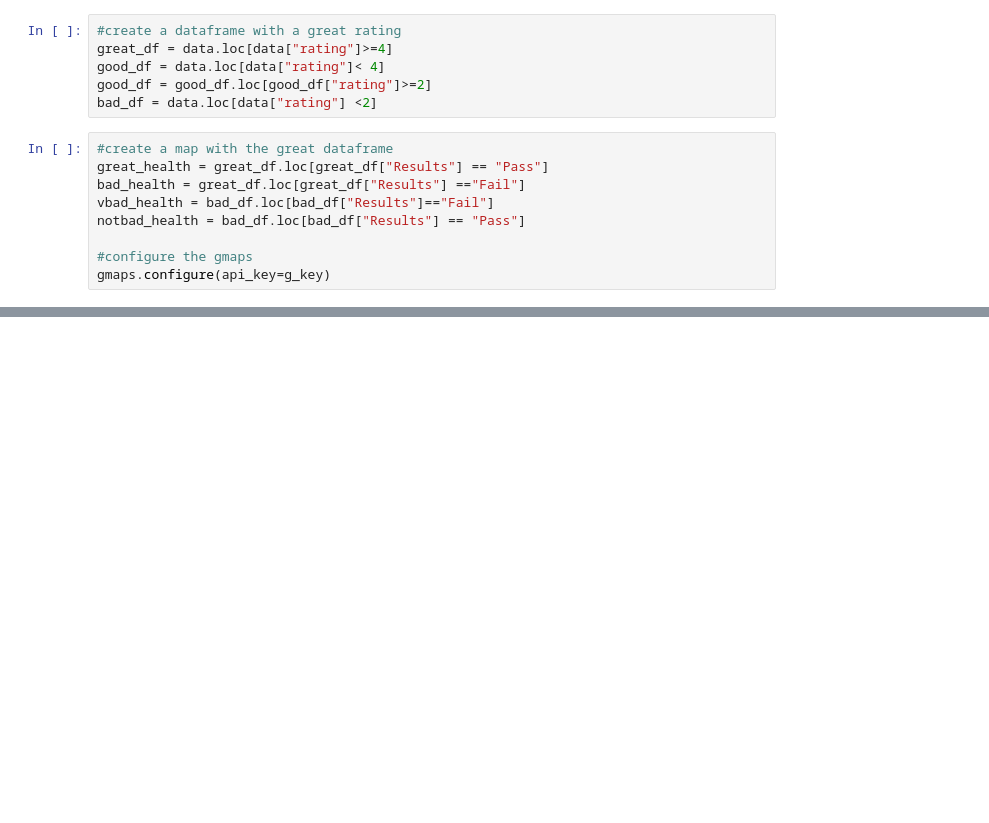
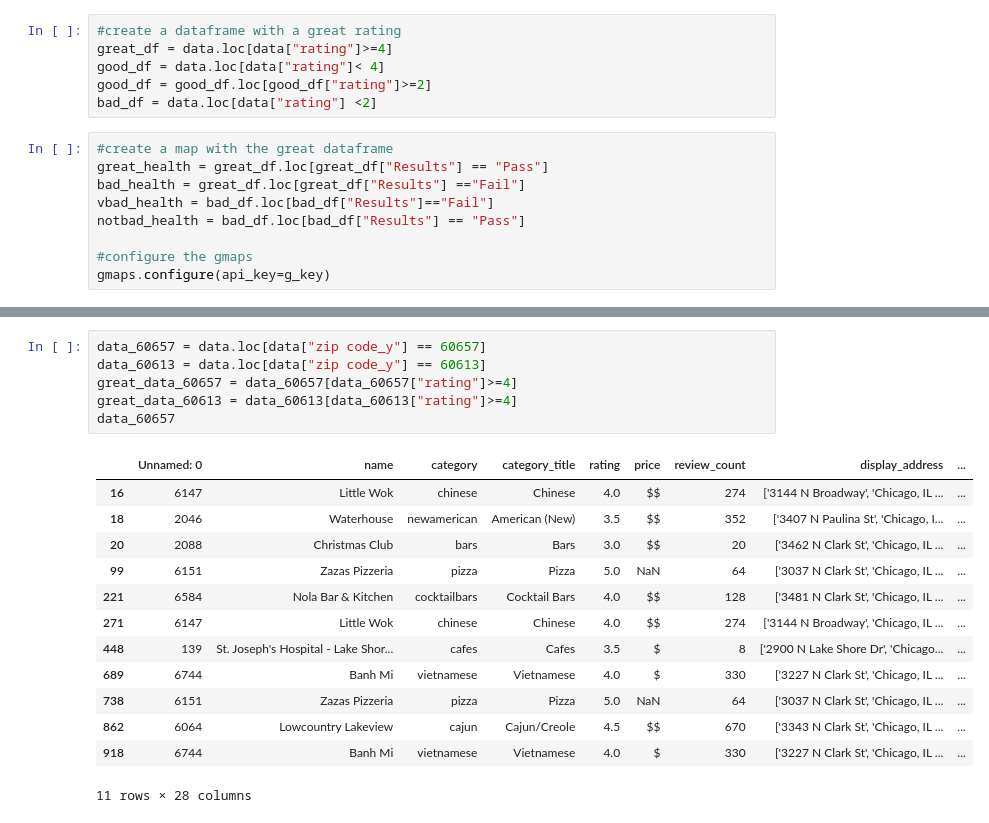
Before and after one commit to joyesufu/Where_Is_The_Food, a Jupyter notebook: map_creation.ipynb, the cells around one changed output, grey strips where cells are left out. Saved outputs shown, nothing was run; the diff lists cells and outputs as text; blank space fills up the shorter version.

```diff
--- a/map_creation.ipynb
+++ b/map_creation.ipynb
@@ -108,0 +161,20 @@ fig
+# %%
+data_60657 = data.loc[data["zip code_y"] == 60657]
+data_60613 = data.loc[data["zip code_y"] == 60613]
+great_data_60657 = data_60657[data_60657["rating"]>=4]
+great_data_60613 = data_60613[data_60613["rating"]>=4]
+data_60657
+# %% [output]
+|  | Unnamed: 0 | name | category | category_title | rating | price | review_count | display_address | ... |
+| 16 | 6147 | Little Wok | chinese | Chinese | 4.0 | $$ | 274 | ['3144 N Broadway', 'Chicago, IL ... | ... |
+| 18 | 2046 | Waterhouse | newamerican | American (New) | 3.5 | $$ | 352 | ['3407 N Paulina St', 'Chicago, I... | ... |
+| 20 | 2088 | Christmas Club | bars | Bars | 3.0 | $$ | 20 | ['3462 N Clark St', 'Chicago, IL ... | ... |
+| 99 | 6151 | Zazas Pizzeria | pizza | Pizza | 5.0 | NaN | 64 | ['3037 N Clark St', 'Chicago, IL ... | ... |
+| 221 | 6584 | Nola Bar & Kitchen | cocktailbars | Cocktail Bars | 4.0 | $$ | 128 | ['3481 N Clark St', 'Chicago, IL ... | ... |
+| 271 | 6147 | Little Wok | chinese | Chinese | 4.0 | $$ | 274 | ['3144 N Broadway', 'Chicago, IL ... | ... |
+| 448 | 139 | St. Joseph's Hospital - Lake Shor... | cafes | Cafes | 3.5 | $ | 8 | ['2900 N Lake Shore Dr', 'Chicago... | ... |
+| 689 | 6744 | Banh Mi | vietnamese | Vietnamese | 4.0 | $ | 330 | ['3227 N Clark St', 'Chicago, IL ... | ... |
+| 738 | 6151 | Zazas Pizzeria | pizza | Pizza | 5.0 | NaN | 64 | ['3037 N Clark St', 'Chicago, IL ... | ... |
+| 862 | 6064 | Lowcountry Lakeview | cajun | Cajun/Creole | 4.5 | $$ | 670 | ['3343 N Clark St', 'Chicago, IL ... | ... |
+| 918 | 6744 | Banh Mi | vietnamese | Vietnamese | 4.0 | $ | 330 | ['3227 N Clark St', 'Chicago, IL ... | ... |
+11 rows × 28 columns
```
Also changed, not shown: parts of 11 cells of this notebook, 1 other file.
